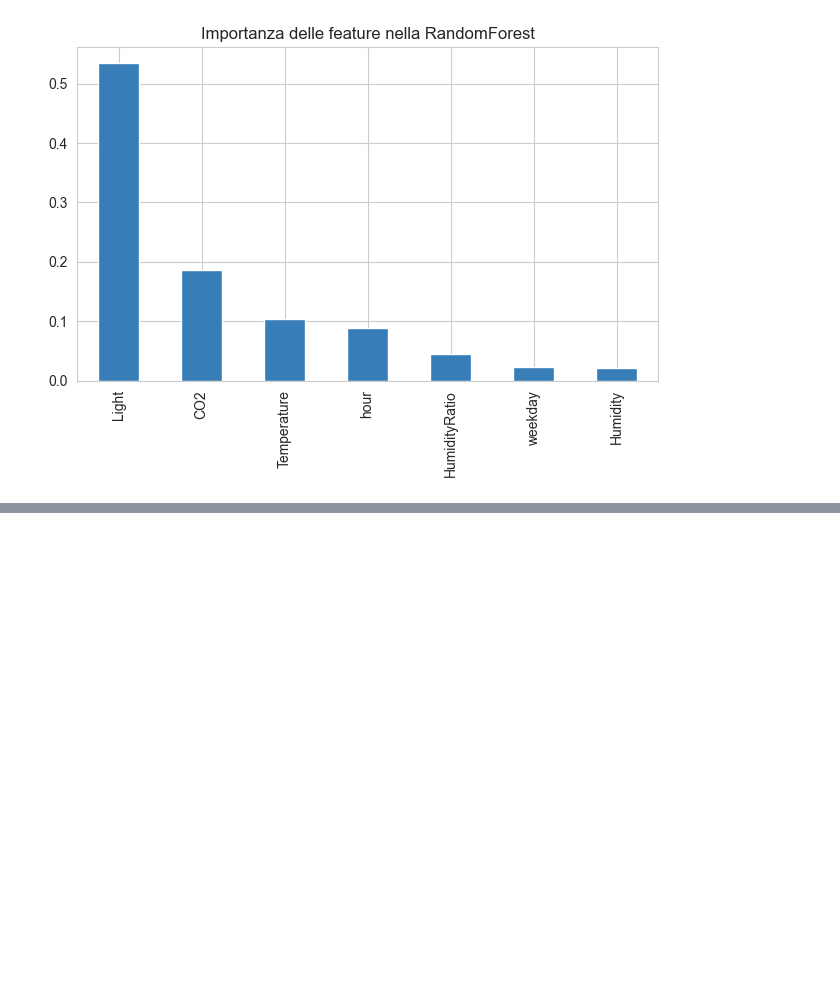
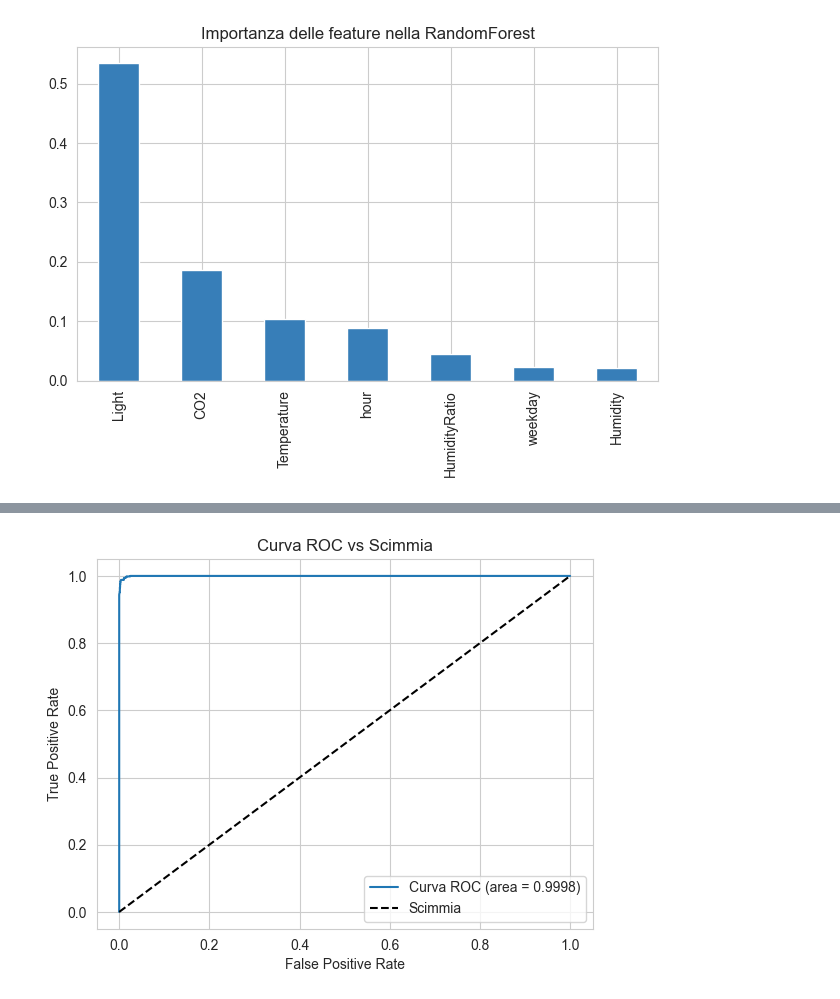
Before and after one commit to gabrielee20/roomoccupation, a Jupyter notebook: sample.ipynb, the cells around one changed output, grey strips where cells are left out. Drawn from its saved outputs; the diff is of its cells as text; code cells hidden in the pictures; blank space fills up the shorter version.

```diff
--- a/sample.ipynb
+++ b/sample.ipynb
@@ -356,3 +357,44 @@ plot_tree(classifier_with_tuned_paramaters.estimators_[425],
 plt.show()
 # %% [output]
 [figure]
+# %%
+%store -r best_estimators_parameters
+%store -r X_train
+%store -r y_train
+%store -r X_test
+%store -r y_test
+
+from sklearn.ensemble import RandomForestClassifier
+from sklearn.metrics import roc_curve, roc_auc_score
+import matplotlib.pyplot as plt
+
+hyperparameters = best_estimators_parameters.mode()
+max_depth = hyperparameters['max_depth'][0]
+
+classifier_with_tuned_paramaters = RandomForestClassifier(
+    n_jobs=-1, n_estimators=hyperparameters['n_estimators'][0],
+    min_samples_split=hyperparameters['min_samples_split'][0],
+    min_samples_leaf=hyperparameters['min_samples_leaf'][0],
+    max_samples=hyperparameters['max_samples'][0],
+    max_depth= None if max_depth == -1 else max_depth,
+)
+
+classifier_with_tuned_paramaters.fit(X_train, y_train)
+
+y_pred_proba = classifier_with_tuned_paramaters.predict_proba(X_test)[:, 1]
+
+fpr, tpr, thresholds = roc_curve(y_test, y_pred_proba)
+
+roc_auc = roc_auc_score(y_test, y_pred_proba)
+
+print(roc_auc)
+
+plt.plot(fpr, tpr, label="Curva ROC (area = %0.4f)" % roc_auc)
+plt.plot([0, 1], [0, 1], "k--", label="Scimmia")
+plt.xlabel('False Positive Rate')
+plt.ylabel('True Positive Rate')
+plt.title('Curva ROC vs Scimmia')
+plt.legend(loc="lower right")
+plt.show()
+# %% [output]
+[figure, added]
```
Also changed, not shown: parts of 2 cells of this notebook.
